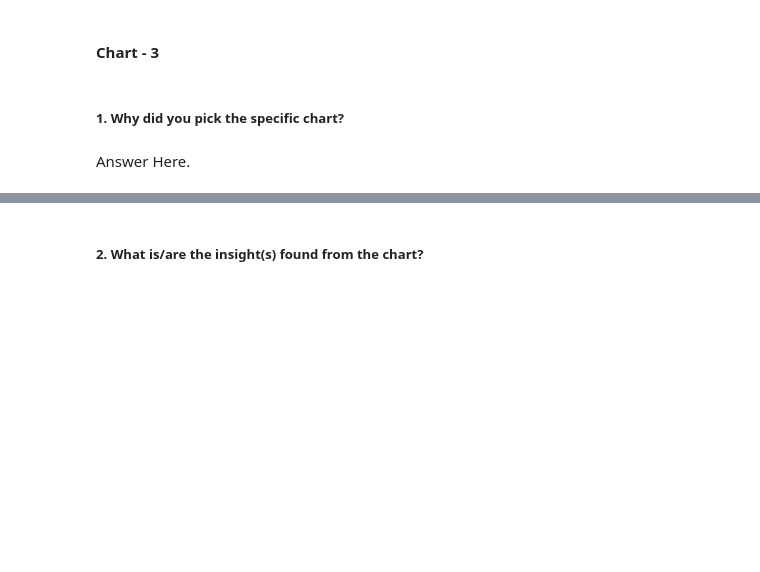
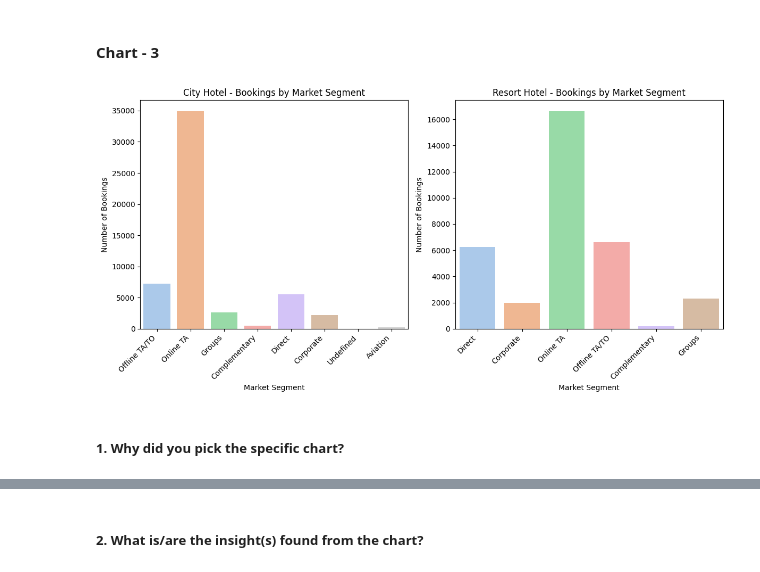
Before and after one commit to pk06969/EDA-Hotel_Booking_Analysis, a Jupyter notebook: Copy_of_Sample_EDA_Submission_Template.ipynb, the cells around one changed output, grey strips where cells are left out. Drawn from its saved outputs; the diff is of its cells as text; code cells hidden in the pictures; blank space fills up the shorter version.

```diff
--- a/Copy_of_Sample_EDA_Submission_Template.ipynb
+++ b/Copy_of_Sample_EDA_Submission_Template.ipynb
@@ -400,4 +491,28 @@ Answer Here
+# %%
+# Chart - 3 visualization code
+# Distribution of hotel bookings based on the market segment.
+
+plt.figure(figsize=(12, 6))
+
+# Plot for City Hotel bookings by market segment
+plt.subplot(1, 2, 1)
+sns.countplot(x='market_segment', data=df[df['hotel'] == 'City Hotel'], palette='pastel')
+plt.xlabel('Market Segment')
+plt.ylabel('Number of Bookings')
+plt.title('City Hotel - Bookings by Market Segment')
+plt.xticks(rotation=45, ha='right')
+
+# Plot for Resort Hotel bookings by market segment
+plt.subplot(1, 2, 2)
+sns.countplot(x='market_segment', data=df[df['hotel'] == 'Resort Hotel'], palette='pastel')
+plt.xlabel('Market Segment')
+plt.ylabel('Number of Bookings')
+plt.title('Resort Hotel - Bookings by Market Segment')
+plt.xticks(rotation=45, ha='right')
+
+plt.tight_layout()
+plt.show()
+# %% [output]
+[figure, added]
 # %% [markdown]
 ##### 1. Why did you pick the specific chart?
-# %% [markdown]
-Answer Here.
```
Also changed, not shown: parts of 102 cells of this notebook.
